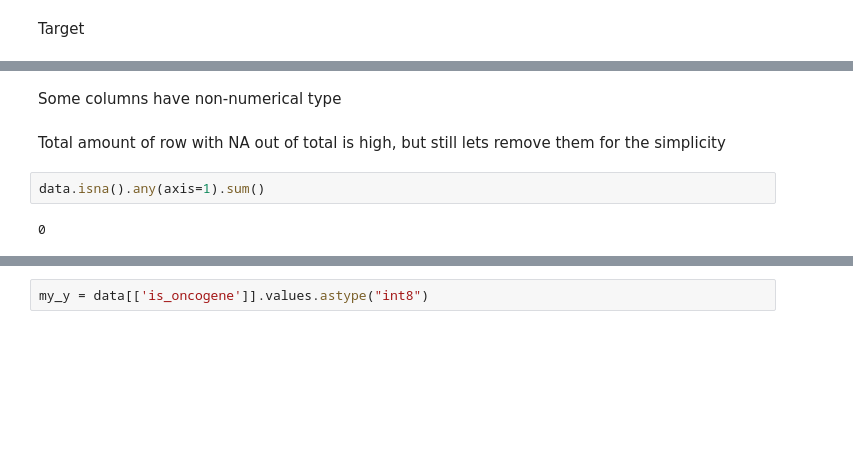
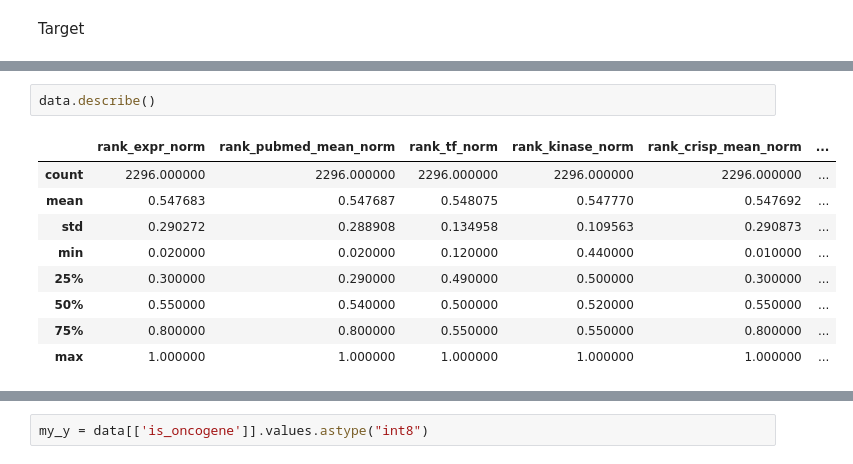
Before and after one commit to yvolko/Cancer_drivers_2024, a Jupyter notebook: Code/Prediction_models/Ensemble/Ensemble.ipynb, the cells around one changed output, grey strips where cells are left out. Saved outputs shown, nothing was run; the diff lists cells and outputs as text; blank space fills up the shorter version.

```diff
--- a/Code/Prediction_models/Ensemble/Ensemble.ipynb
+++ b/Code/Prediction_models/Ensemble/Ensemble.ipynb
@@ -51,11 +67,15 @@ all_data[["is_oncogene"]]
-# %% [markdown]
-Some columns have non-numerical type
-# %% [markdown]
-Total amount of row with NA out of total is high, but still lets remove them for the simplicity
 # %%
-data.isna().any(axis=1).sum()
+data.describe()
 # %% [output]
-0
+|  | rank_expr_norm | rank_pubmed_mean_norm | rank_tf_norm | rank_kinase_norm | rank_crisp_mean_norm | ... |
+| count | 2296.000000 | 2296.000000 | 2296.000000 | 2296.000000 | 2296.000000 | ... |
+| mean | 0.547683 | 0.547687 | 0.548075 | 0.547770 | 0.547692 | ... |
+| std | 0.290272 | 0.288908 | 0.134958 | 0.109563 | 0.290873 | ... |
+| min | 0.020000 | 0.020000 | 0.120000 | 0.440000 | 0.010000 | ... |
+| 25% | 0.300000 | 0.290000 | 0.490000 | 0.500000 | 0.300000 | ... |
+| 50% | 0.550000 | 0.540000 | 0.500000 | 0.520000 | 0.550000 | ... |
+| 75% | 0.800000 | 0.800000 | 0.550000 | 0.550000 | 0.800000 | ... |
+| max | 1.000000 | 1.000000 | 1.000000 | 1.000000 | 1.000000 | ... |
 # %%
 data.shape
 # %% [output]
```
Also changed, not shown: parts of 19 cells of this notebook, 2 other files.
